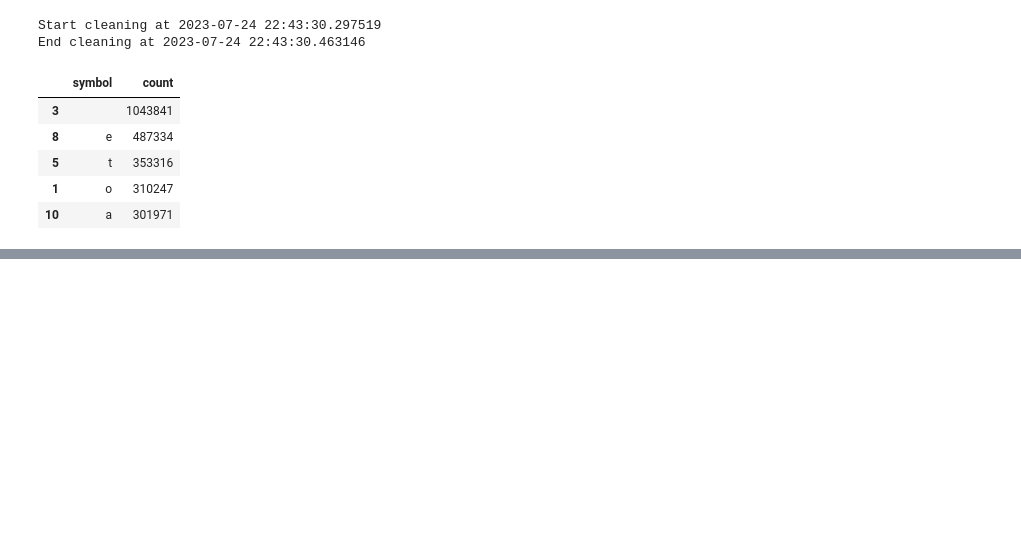
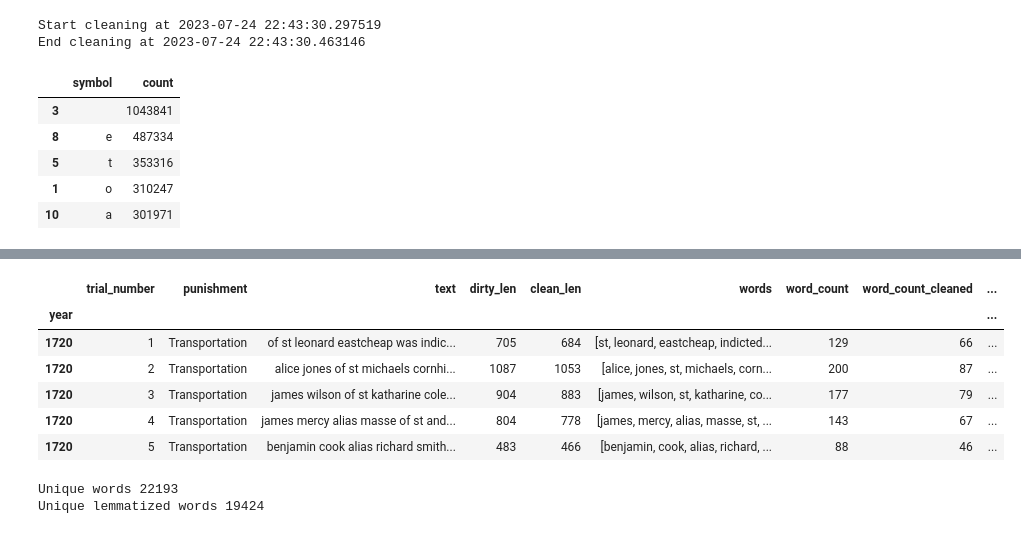
Before and after one commit to ValRCS/BSSDH_2023_workshop, a Jupyter notebook: notebooks/day1_part2_processing.ipynb, the cells around one changed output, grey strips where cells are left out. Drawn from its saved outputs; the diff is of its cells as text; code cells hidden in the pictures; blank space fills up the shorter version.

Commit message:
Save lemmatized text part 2

```diff
--- a/notebooks/day1_part2_processing.ipynb
+++ b/notebooks/day1_part2_processing.ipynb
@@ -255,0 +494,9 @@ df.to_csv(temp_file, index=False)
+# %%
+# let's get word count for each row
+
+# we will apply len function to each row
+
+df['word_count'] = df.words.apply(len) # we could have made our own function here, but we will use len function
+df.head()
+# it looks correct since ratio of clean_len and word_count is close to 5 which is about average word length in English
+# it might be a bit confusing since words are stored in an object type column which is not a pure list
@@ -255,0 +543,10 @@ df.to_csv(temp_file, index=False)
+# %%
+# let's see how many are there common between these two lists/sets
+
+# first let's convert stop_words to a set
+stop_words = set(stop_words)
+# now let's get the intersection of these two sets
+common_stop_words = stop_words.intersection(ENGLISH_STOP_WORDS)
+print("Common stop words", common_stop_words)
+# how many common stop words are there?
+print("Common stop words", len(common_stop_words))
@@ -255,0 +605,27 @@ df.to_csv(temp_file, index=False)
+# %%
+# We are lucky that we are working with English language
+# many languages have different forms of the same word
+# for example Latvian has declension and conjugation
+
+# english lemmatization is not perfect, but it's better than nothing
+
+# let's use Spacy lemma function to lemmatize all the words in our dataframe
+
+# we will use apply function to apply lambda function to each row
+
+# let's define a function that will lemmatize all the words in a list
+
+def lemmatize_words(words):
+    return [word.lemma_ for word in nlp(" ".join(words))] # we could have used nlp.pipe function here, but we will use list comprehension
+
+# let's apply this function to all the words in the dataframe
+# we will create a new column with lemmatized words
+# start of cleaning
+print(f"Start cleaning at {datetime.now()}")
+df['words_lemmatized'] = df.words.apply(lemmatize_words) # this is faster than iterating over each row with iterrows
+print(f"End cleaning at {datetime.now()}")
+# warning - this might take a while on large dataframes
+# takes about 45 seconds on modern laptop
+# print head
+df.head()
+# %% [output]
@@ -255,0 +634,26 @@ df.to_csv(temp_file, index=False)
+|  | trial_number | punishment | text | dirty_len | clean_len | words | word_count | word_count_cleaned | ... |
+| year |  |  |  |  |  |  |  |  | ... |
+| 1720 | 1 | Transportation | of st leonard eastcheap was indic... | 705 | 684 | [st, leonard, eastcheap, indicted... | 129 | 66 | ... |
+| 1720 | 2 | Transportation | alice jones of st michaels cornhi... | 1087 | 1053 | [alice, jones, st, michaels, corn... | 200 | 87 | ... |
+| 1720 | 3 | Transportation | james wilson of st katharine cole... | 904 | 883 | [james, wilson, st, katharine, co... | 177 | 79 | ... |
+| 1720 | 4 | Transportation | james mercy alias masse of st and... | 804 | 778 | [james, mercy, alias, masse, st, ... | 143 | 67 | ... |
+| 1720 | 5 | Transportation | benjamin cook alias richard smith... | 483 | 466 | [benjamin, cook, alias, richard, ... | 88 | 46 | ... |
+# %%
+# let's count how many unique words we have in words and how many unique words we have in words_lemmatized across all the rows
+
+# we can join the word lists into one big list
+# we will use itertools.chain function to join all the lists into one big list
+
+# first we need to import itertools
+import itertools
+
+# now we can use itertools.chain function to join all the lists into one big list
+all_words = list(itertools.chain.from_iterable(df.words))
+print("Unique words", len(set(all_words)))
+
+# unique lemmatized words
+all_words_lemmatized = list(itertools.chain.from_iterable(df.words_lemmatized))
+print("Unique lemmatized words", len(set(all_words_lemmatized)))
+# %% [output]
+Unique words 22193
+Unique lemmatized words 19424
```
Also changed, not shown: parts of 31 cells of this notebook.
